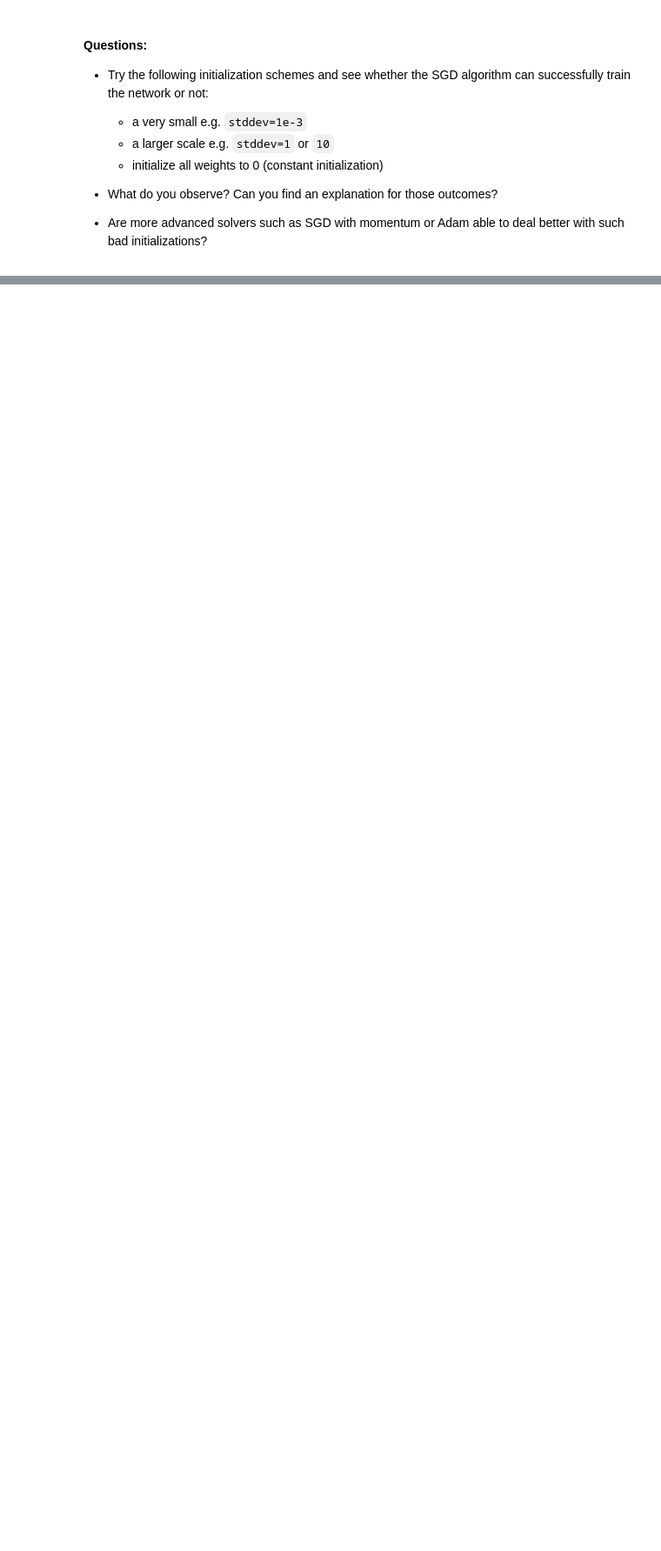
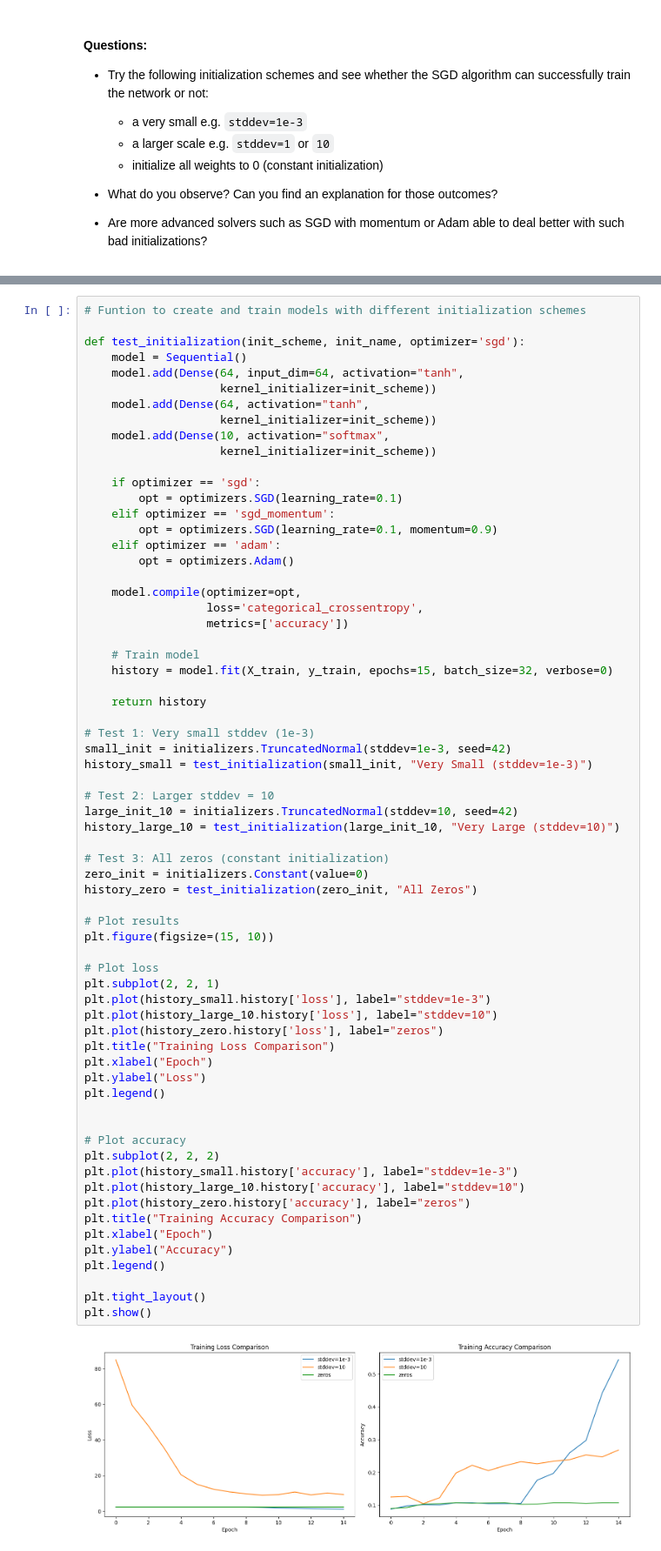
Before and after one commit to yankyylankyy/deep_learning, a Jupyter notebook: 01_materials/labs/lab_1.ipynb, the cells around one changed output, grey strips where cells are left out. Shown at 87% size. Saved outputs shown, nothing was run; the diff lists cells and outputs as text; blank space fills up the shorter version.

Commit message:
Completed deep learning assignment-1 successfully

```diff
--- a/01_materials/labs/lab_1.ipynb
+++ b/01_materials/labs/lab_1.ipynb
@@ -555,0 +554,68 @@ model.layers[0].weights
+# %%
+# Funtion to create and train models with different initialization schemes
+
+def test_initialization(init_scheme, init_name, optimizer='sgd'):
+    model = Sequential()
+    model.add(Dense(64, input_dim=64, activation="tanh",
+                    kernel_initializer=init_scheme))
+    model.add(Dense(64, activation="tanh",
+                    kernel_initializer=init_scheme))
+    model.add(Dense(10, activation="softmax",
+                    kernel_initializer=init_scheme))
+
+    if optimizer == 'sgd':
+        opt = optimizers.SGD(learning_rate=0.1)
+    elif optimizer == 'sgd_momentum':
+        opt = optimizers.SGD(learning_rate=0.1, momentum=0.9)
+    elif optimizer == 'adam':
+        opt = optimizers.Adam()
+
+    model.compile(optimizer=opt,
+                  loss='categorical_crossentropy',
+                  metrics=['accuracy'])
+
+    # Train model
+    history = model.fit(X_train, y_train, epochs=15, batch_size=32, verbose=0)
+
+    return history
+
+# Test 1: Very small stddev (1e-3)
+small_init = initializers.TruncatedNormal(stddev=1e-3, seed=42)
+history_small = test_initialization(small_init, "Very Small (stddev=1e-3)")
+
+# Test 2: Larger stddev = 10
+large_init_10 = initializers.TruncatedNormal(stddev=10, seed=42)
+history_large_10 = test_initialization(large_init_10, "Very Large (stddev=10)")
+
+# Test 3: All zeros (constant initialization)
+zero_init = initializers.Constant(value=0)
+history_zero = test_initialization(zero_init, "All Zeros")
+
+# Plot results
+plt.figure(figsize=(15, 10))
+
+# Plot loss
+plt.subplot(2, 2, 1)
+plt.plot(history_small.history['loss'], label="stddev=1e-3")
+plt.plot(history_large_10.history['loss'], label="stddev=10")
+plt.plot(history_zero.history['loss'], label="zeros")
+plt.title("Training Loss Comparison")
+plt.xlabel("Epoch")
+plt.ylabel("Loss")
+plt.legend()
+
+
+# Plot accuracy
+plt.subplot(2, 2, 2)
+plt.plot(history_small.history['accuracy'], label="stddev=1e-3")
+plt.plot(history_large_10.history['accuracy'], label="stddev=10")
+plt.plot(history_zero.history['accuracy'], label="zeros")
+plt.title("Training Accuracy Comparison")
+plt.xlabel("Epoch")
+plt.ylabel("Accuracy")
+plt.legend()
+
+plt.tight_layout()
+plt.show()
+# %% [output]
+[figure, added]
```
Also changed, not shown: parts of 15 cells of this notebook, 1 other file.
